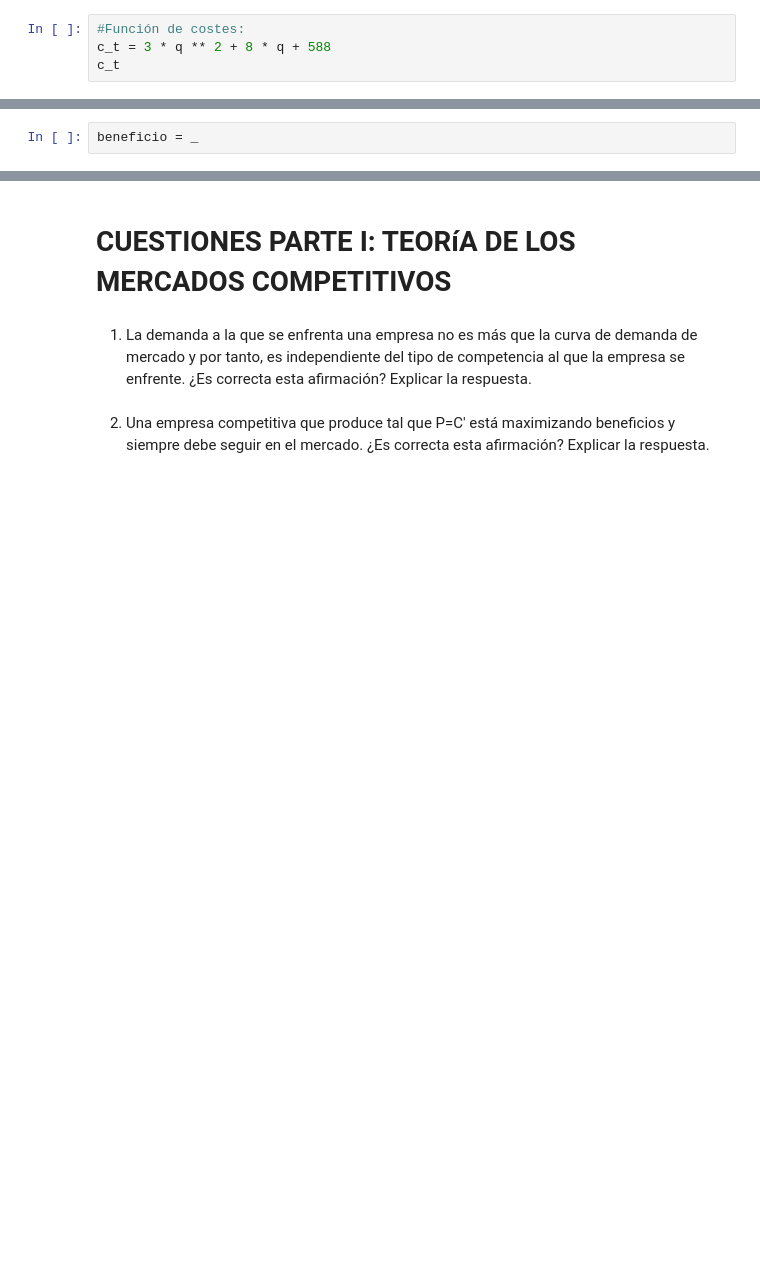
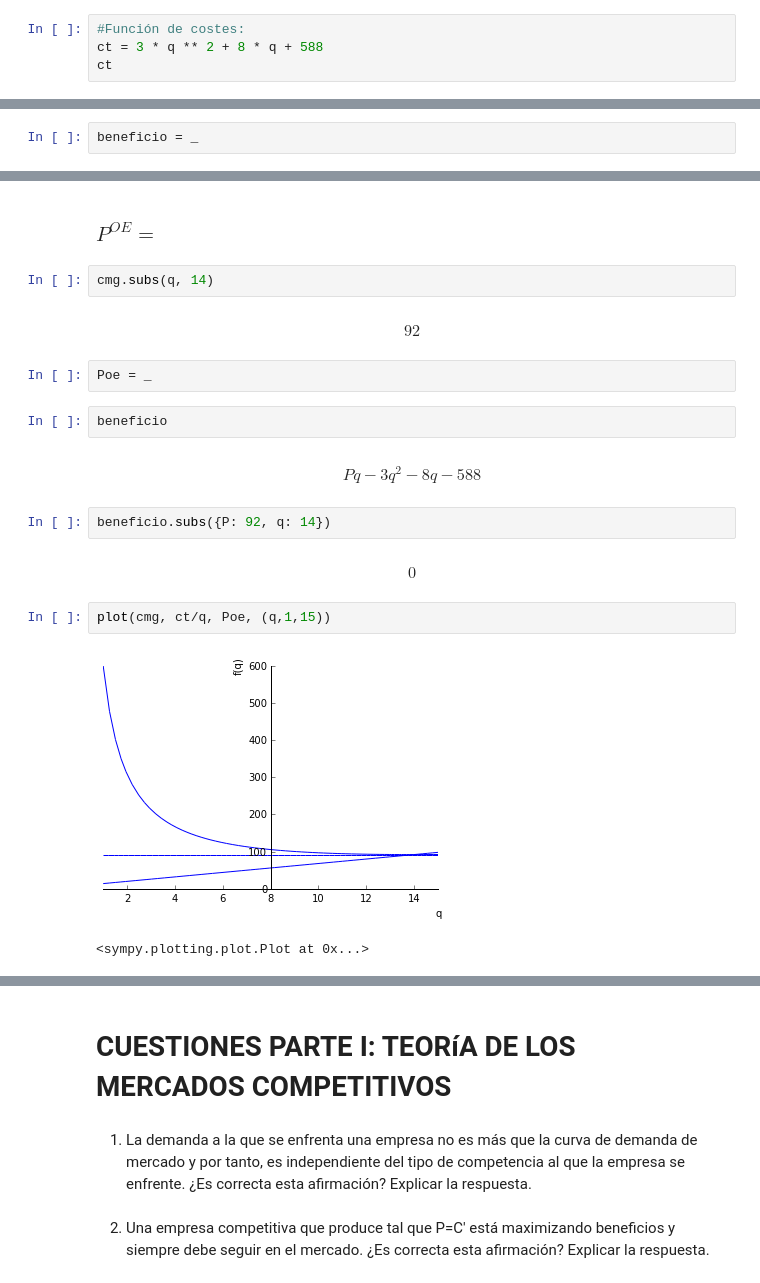
Before and after one commit to mmngreco/micro2, a Jupyter notebook: 2-3 - equilibrio LP/tema 2 y 3.ipynb, the cells around one changed output, grey strips where cells are left out. Drawn from its saved outputs; the diff is of its cells as text; blank space fills up the shorter version.

```diff
--- a/2-3 - equilibrio LP/tema 2 y 3.ipynb
+++ b/2-3 - equilibrio LP/tema 2 y 3.ipynb
@@ -159,5 +275,5 @@ CT, q, P = symbols('C_T q P')
 # %%
 #Función de costes:
-c_t = 3 * q ** 2 + 8 * q + 588
-c_t
+ct = 3 * q ** 2 + 8 * q + 588
+ct
 # %% [output]
@@ -427,0 +347,21 @@ Solución: AEC= -8.100, AEP= 11.700.
+# %% [markdown]
+### $P^{OE} =$
+# %%
+cmg.subs(q, 14)
+# %% [output]
+$$92$$
+# %%
+Poe = _
+# %%
+beneficio
+# %% [output]
+$$P q - 3 q^{2} - 8 q - 588$$
+# %%
+beneficio.subs({P: 92, q: 14})
+# %% [output]
+$$0$$
+# %%
+plot(cmg, ct/q, Poe, (q,1,15))
+# %% [output]
+[figure, added]
+<sympy.plotting.plot.Plot at 0x...>
```
Also changed, not shown: parts of 165 cells of this notebook, 2 other files.
